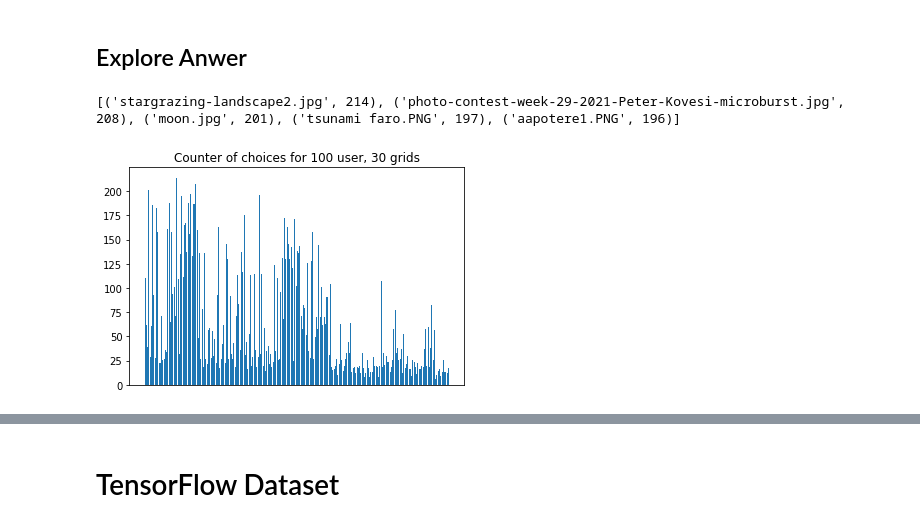
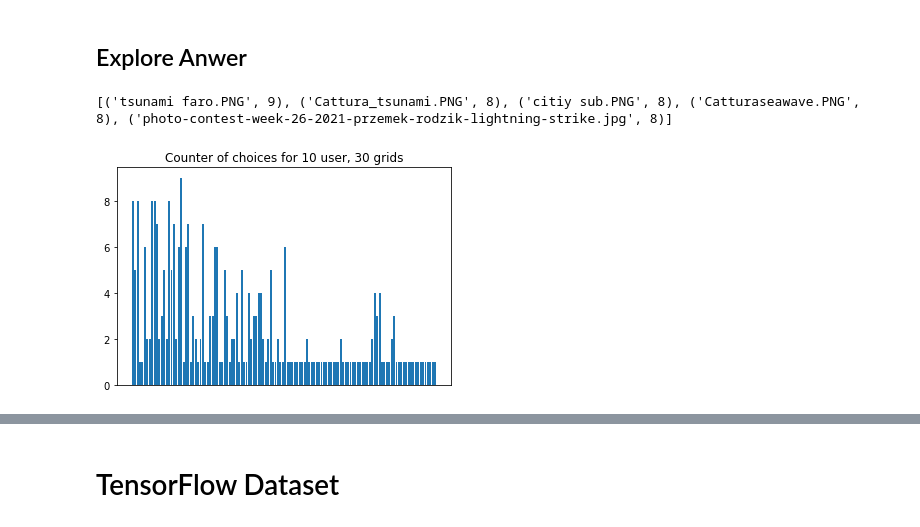
Before and after one commit to sagacemente/user-simulation-regression, a Jupyter notebook: notebooks/def_simulation.ipynb, the cells around one changed output, grey strips where cells are left out. Saved outputs shown, nothing was run; the diff lists cells and outputs as text; code cells hidden in the pictures.

```diff
--- a/notebooks/def_simulation.ipynb
+++ b/notebooks/def_simulation.ipynb
@@ -84,14 +67,15 @@ fam_MED_CT_medFK_MED_RM  = create_users_with_param(num_users=500, num_topic=4, f
 fam_higCT_lowFK_high_rm  = create_users_with_param(num_users=500, num_topic=4, fmin=0.0,  fmax=0.33, virmin=-1, virmax=1, manipmin=0.66, manipmax=1,   ctmin=0.66, ctmax= 1,   ktmin=0, ktmax=1)
 # %% [markdown]
 # Carica dati immagini reali
+# %%
+df_imgs = pd.read_excel('C:\\Users\\ospite\\Documents\\user-simulation-regression\\data\\DEF_images_data.xlsx', index_col=0)
 # %%
-df_imgs =  pd.read_csv('/content/drive/MyDrive/Dataset_Images_Francesco_Politics_Space/FINAL_IMAGES_NAMES_FEATURES_URL.csv', index_col=0)
 dict_tf = {"T" : 0, "F" : 1}
 dict_auth = {"T" : 0, "F" : 1}
 dict_topic = {"space" : 0, "politics" : 1, 'naturaldisaster': 2,'commons':3}
-dict_cred = {'HC':1, 'LC':0, 'MC':0.5}
-dict_manip = {'HM':1, 'LM':0, 'MM':0.5}
-df_imgs.replace({"authenticity": dict_auth,"t_f": dict_tf, 'topic': dict_topic, 'cred': dict_cred, 'manip': dict_manip},inplace=True)
+df_imgs['cred'] = np.random.choice([0, 0.5, 1], df_imgs.shape[0])
+df_imgs['manip'] = np.random.choice([0, 0.5, 1], df_imgs.shape[0]) #np.random.random(df_imgs.shape[0])
+df_imgs.replace({"authenticity": dict_auth,"t_f": dict_tf, 'topic': dict_topic, },inplace=True)
 
 df_imgs.head(4)
 # %% [output]
@@ -107,7 +87,7 @@ df_imgs['cred'].corr(df_imgs['manip'])
 # %% [markdown]
 ## Images embedding
 # %%
-imgs_emb = torch.load('/content/drive/MyDrive/Dataset_Images_Francesco_Politics_Space/embedding_tensors.pt', map_location=torch.device('cpu'))
+imgs_emb = torch.load('C:\\Users\\ospite\\Documents\\user-simulation-regression\\data\\resnet50_images_embedding.pt', map_location=torch.device('cpu'))
 # %%
 len([*imgs_emb]) == len(df_imgs)
 # %% [output]
@@ -268,6 +171,8 @@ def V2_generate_Rank(grid_imgs:list, df_images,images_embedding,dictuser,user,lo
 SyntaxError: ignored
 # %% [markdown]
 # Funzione di rank nuova
+# %%
+grids = torch.load('C:\\Users\\ospite\\Documents\\user-simulation-regression\\data\\grids.pt')
 # %%
 def compute_trunc_norm(mu, lower=0, upper=1,mysigma= 0.1):
   X = truncnorm((lower - mu) / mysigma, (upper - mu) / mysigma, loc=mu, scale=mysigma)
@@ -829,30 +640,28 @@ user_example
 # %% [markdown]
 ## Explore Anwer
 # %%
-######     HIGH FAKE LOW CT
-
 #Inspect the frequenc of choices.
 limg = []
 for i in loadallansw:
   #print(i)
   imgs = [j[0] for j in loadallansw[i]]
   limg.append(imgs)
 flat_list = [item for sublist in limg for item in sublist]
 
 count = Counter(flat_list)
 print(count.most_common(5))
 
 plt.bar(count.keys(), count.values())
-#plt.xticks(rotation='vertical')
+plt.xticks(rotation='vertical')
 plt.tick_params(
     axis='x',          # changes apply to the x-axis
     which='both',      # both major and minor ticks are affected
     bottom=False,      # ticks along the bottom edge are off
     top=False,         # ticks along the top edge are off
     labelbottom=False) # labels along the bottom edge are off
-plt.title('Counter of choices for 100 user, 30 grids')
+plt.title('Counter of choices for 10 user, 30 grids')
 
 plt.show()
 # %% [output]
-[('stargrazing-landscape2.jpg', 214), ('photo-contest-week-29-2021-Peter-Kovesi-microburst.jpg', 208), ('moon.jpg', 201), ('tsunami faro.PNG', 197), ('aapotere1.PNG', 196)]
+[('tsunami faro.PNG', 9), ('Cattura_tsunami.PNG', 8), ('citiy sub.PNG', 8), ('Catturaseawave.PNG', 8), ('photo-contest-week-26-2021-przemek-rodzik-lightning-strike.jpg', 8)]
-[figure, old version]
+[figure, new version]
```
Also changed, not shown: parts of 44 cells of this notebook, 4 other files.
